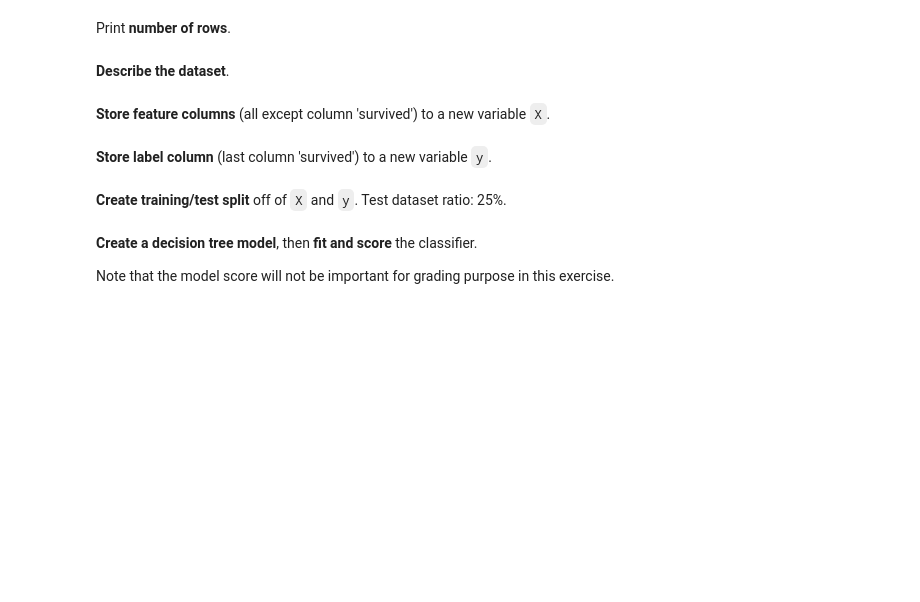
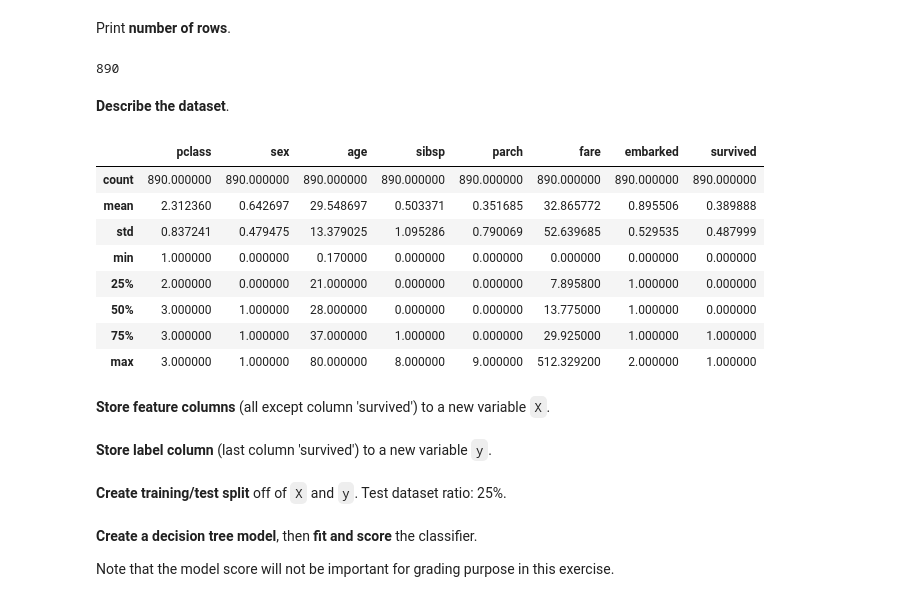
Before and after one commit to may96cc/sp22dsa8010, a Jupyter notebook: module1/exercises/TrainAndTest-DT.ipynb, the cells around one changed output. Saved outputs shown, nothing was run; the diff lists cells and outputs as text; code cells hidden in the pictures; blank space fills up the shorter version.

```diff
--- a/module1/exercises/TrainAndTest-DT.ipynb
+++ b/module1/exercises/TrainAndTest-DT.ipynb
@@ -23,3 +32,5 @@ Note that this .csv file is comma separated. **Shuffle the dataset using the `.s
 # %%
 # Add your code below this comment (Question #E02)
 # ----------------------------------
+dataset = pd.read_csv(DATASET, sep = ',').sample(frac = 1).reset_index(drop = True)
+dataset.head
@@ -28,11 +54,25 @@ Print **number of rows**.
 # %%
 # Add your code below this comment (Question #E03)
 # ----------------------------------
+print(len(dataset.index))
+# %% [output]
+890
 # %% [markdown]
 **Describe the dataset**.
 # %%
 # Add your code below this comment (Question #E04)
 # ----------------------------------
+dataset.describe()
+# %% [output]
+|  | pclass | sex | age | sibsp | parch | fare | embarked | survived |
+| count | 890.000000 | 890.000000 | 890.000000 | 890.000000 | 890.000000 | 890.000000 | 890.000000 | 890.000000 |
+| mean | 2.312360 | 0.642697 | 29.548697 | 0.503371 | 0.351685 | 32.865772 | 0.895506 | 0.389888 |
+| std | 0.837241 | 0.479475 | 13.379025 | 1.095286 | 0.790069 | 52.639685 | 0.529535 | 0.487999 |
+| min | 1.000000 | 0.000000 | 0.170000 | 0.000000 | 0.000000 | 0.000000 | 0.000000 | 0.000000 |
+| 25% | 2.000000 | 0.000000 | 21.000000 | 0.000000 | 0.000000 | 7.895800 | 1.000000 | 0.000000 |
+| 50% | 3.000000 | 1.000000 | 28.000000 | 0.000000 | 0.000000 | 13.775000 | 1.000000 | 0.000000 |
+| 75% | 3.000000 | 1.000000 | 37.000000 | 1.000000 | 0.000000 | 29.925000 | 1.000000 | 1.000000 |
+| max | 3.000000 | 1.000000 | 80.000000 | 8.000000 | 9.000000 | 512.329200 | 2.000000 | 1.000000 |
 # %% [markdown]
 **Store feature columns** (all except column 'survived') to a new variable `X`.
 # %%
```
Also changed, not shown: parts of 10 cells of this notebook.
